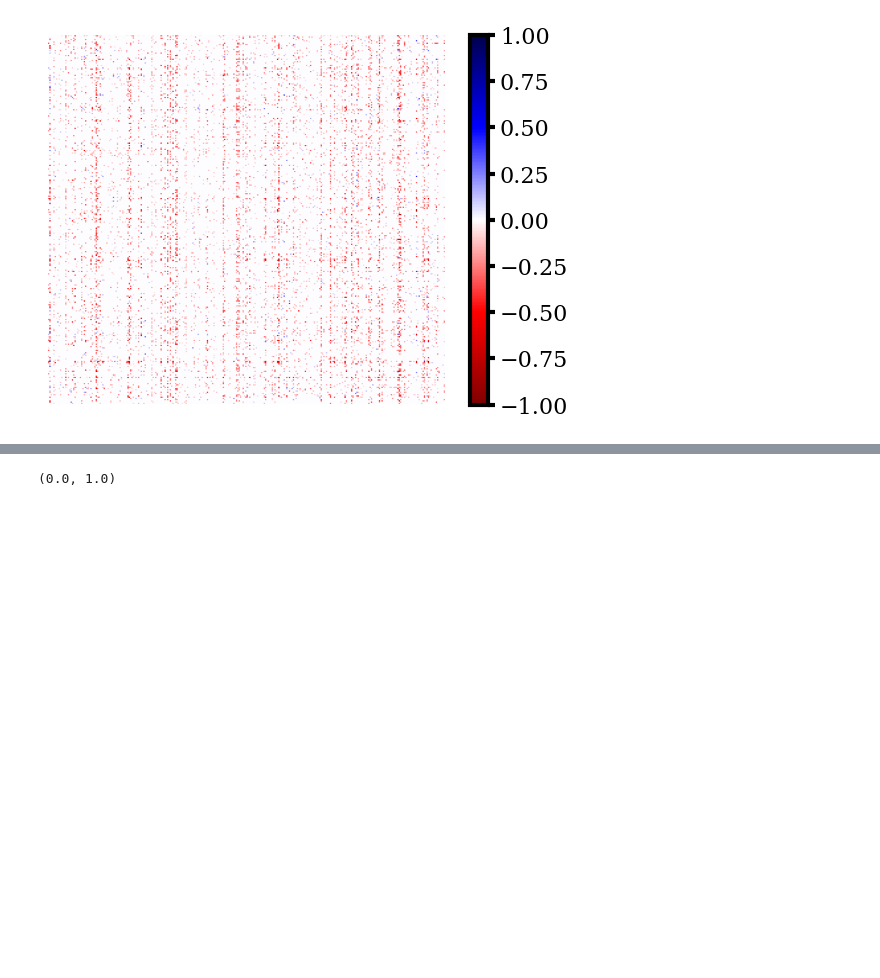
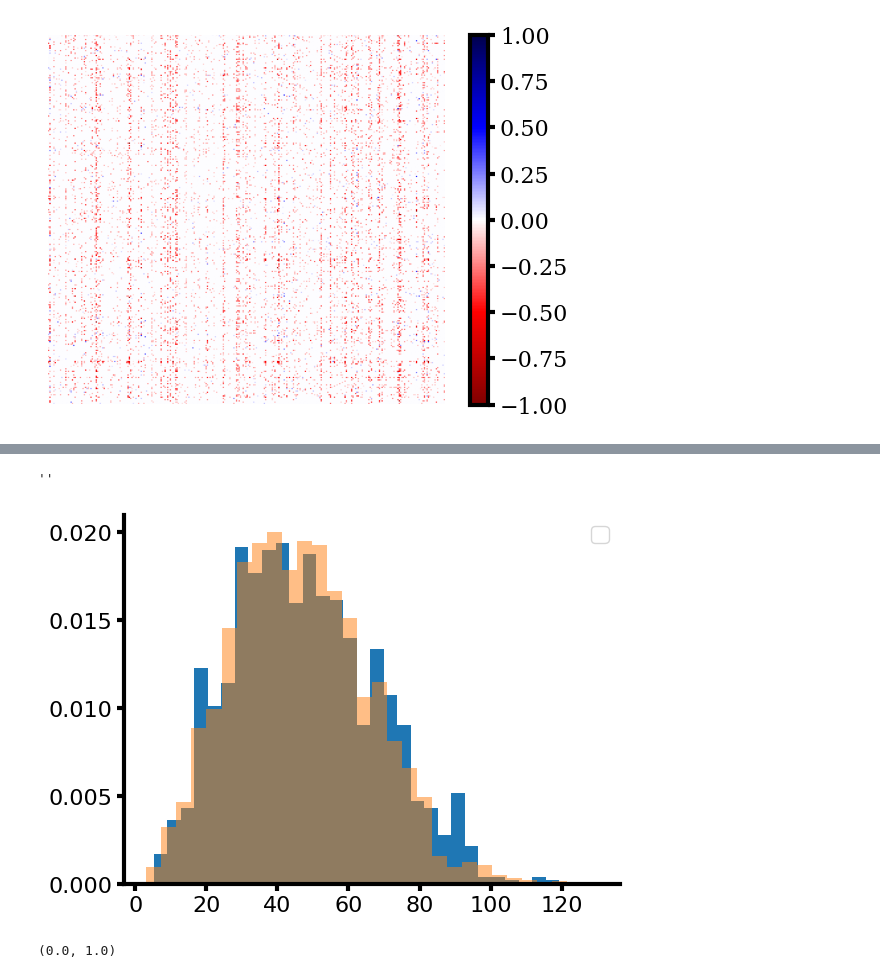
Before and after one commit to llandsmeer/spatial_snns, a Jupyter notebook: Plot.ipynb, the cells around one changed output, grey strips where cells are left out. Cells and saved outputs as stored; diff of their text form; code cells hidden in the pictures; blank space fills up the shorter version.

```diff
--- a/Plot.ipynb
+++ b/Plot.ipynb
@@ -1163,3 +1154,41 @@ I1201 16:58:20.793516   10139 pjrt_client.cc:554] Addressable PjRt-IFRT device:
+# %%
+rm = (trace['rw'][-1] != 0)
+
+def rdf(dist, r_max=None, dr=0.01, density=1.0):
+    r_max = r_max or dist.max()
+    bins = np.arange(0, r_max + dr, dr)
+    hist, edges = np.histogram(dist, bins=bins)
+    r = 0.5 * (edges[1:] + edges[:-1])
+    shell_vol = 4 * np.pi * r**2 * dr
+    g_r = hist / (shell_vol * density)
+    return r, g_r
+
+thres = 50
+
+lbl = rm.sum(0) > thres
+lbl1 = np.where(lbl)[0]
+lbl0 = np.where(~lbl)[0]
+
+hi = (rdel.reshape(300,300)*rm)[lbl1[:,None], lbl1[None,:]]
+hi = hi[~np.eye(hi.shape[0], dtype=bool)]
+hi = hi[hi != 0]
+
+lo = (rdel.reshape(300,300)*rm)[lbl0[:,None], lbl0[None,:]]
+lo = lo[~np.eye(lo.shape[0], dtype=bool)]
+lo = lo[lo != 0]
+
+#x, y = rdf(hi, dr=5, density=0.8)
+#plt.plot(x, y/y.max(), label='hi')
+plt.hist(hi, bins=30,density=True)
+#x, y = rdf(lo, dr=5, density=0.8)
+#plt.plot(x, y/y.max(), label='lo')
+plt.hist(lo, bins=30, alpha=0.5,density=True)
+plt.legend()
+
+;
+# %% [output]
+''
+[figure, added]
 # %%
 W = trace['iw'][-1]
 p = (W > 0).sum(0) / (W != 0).sum(0)
```
Also changed, not shown: parts of 51 cells of this notebook.
